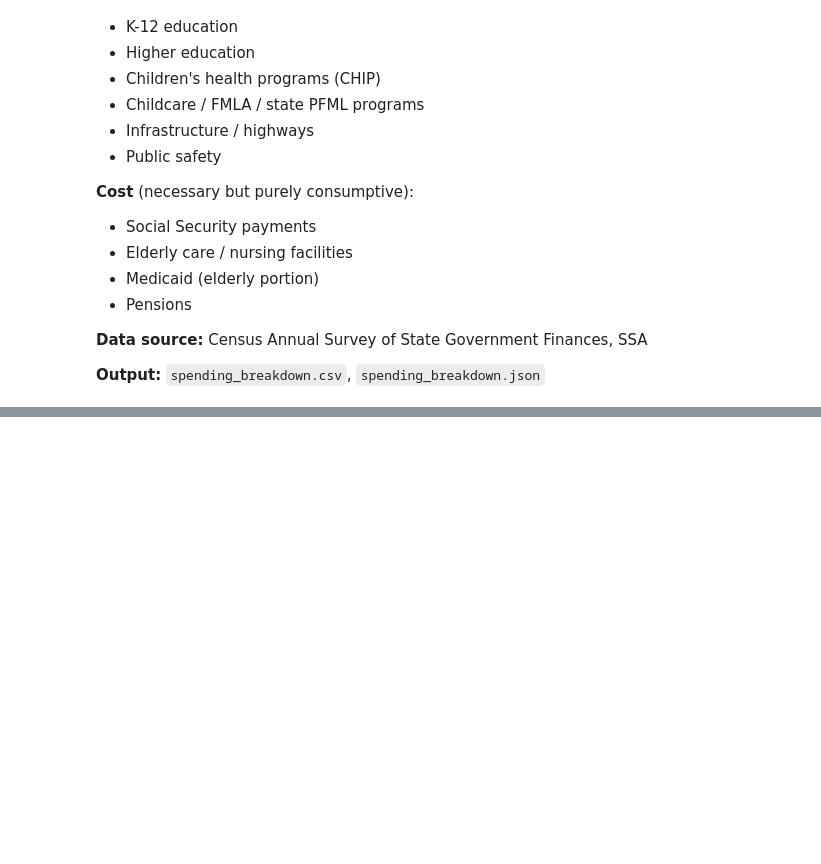
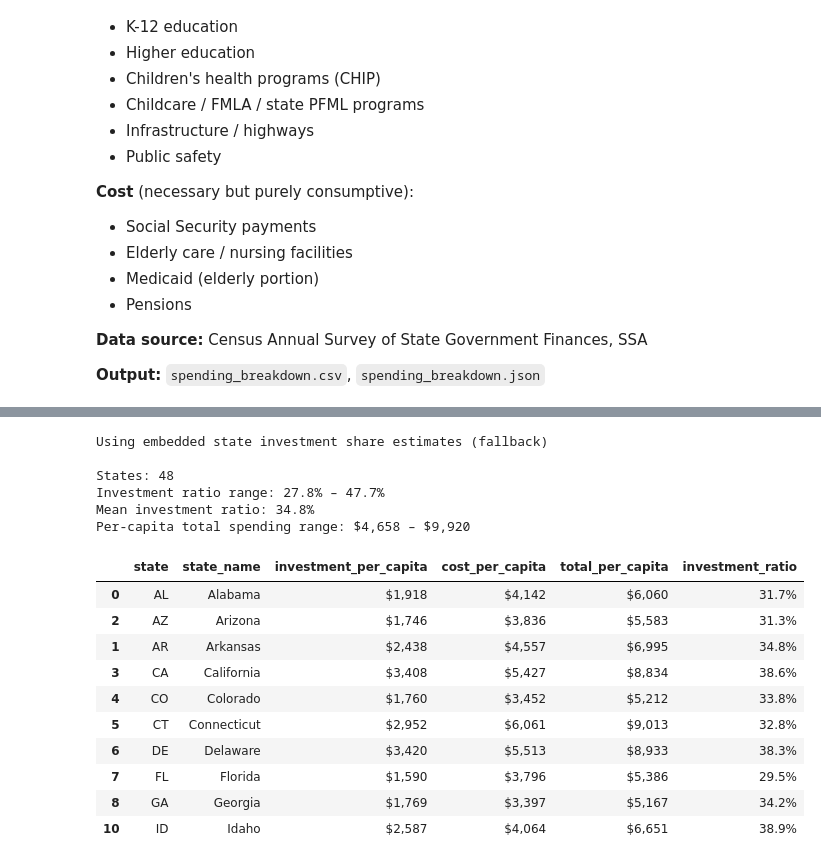
Before and after one commit to mckornfield/public-good-index, a Jupyter notebook: notebooks/02_spending_allocation.ipynb, the cells around one changed output, grey strips where cells are left out. Saved outputs shown, nothing was run; the diff lists cells and outputs as text; code cells hidden in the pictures; blank space fills up the shorter version.

```diff
--- a/notebooks/02_spending_allocation.ipynb
+++ b/notebooks/02_spending_allocation.ipynb
@@ -112,6 +137,14 @@ def classify_spending(category: str) -> str:
             return "cost"
     return "other"
 
+def fmt_thousands(x):
+    """Format value in thousands of $ to human-readable."""
+    if abs(x) >= 1e6:
+        return f"${x/1e6:,.1f}B"
+    if abs(x) >= 1e3:
+        return f"${x/1e3:,.1f}M"
+    return f"${x:,.0f}K"
+
 if finances is not None:
     finances["class"] = finances["category"].apply(classify_spending)
     print("Classification distribution:")
@@ -135,8 +168,6 @@ if finances is not None:
 else:
     # Fallback: estimate state spending using per-state investment share ratios
     # derived from Census Annual Survey of State Government Finances averages.
-    # These ratios represent each state's share of total expenditure going to
-    # education, health, highways, and public safety (investment categories).
     STATE_INVESTMENT_SHARE = {
         "AL": 0.58, "AK": 0.52, "AZ": 0.55, "AR": 0.59, "CA": 0.50,
         "CO": 0.56, "CT": 0.46, "DE": 0.54, "FL": 0.57, "GA": 0.58,
@@ -153,35 +184,68 @@ else:
     print("Using embedded state investment share estimates (fallback)")
     tax_burden = pd.read_csv(PROCESSED_DIR / "tax_burden.csv")
     spending_by_state = tax_burden[["state", "state_name", "total_state_taxes"]].copy()
     spending_by_state["inv_share"] = spending_by_state["state"].map(STATE_INVESTMENT_SHARE).fillna(0.55)
     spending_by_state["investment_spending"] = spending_by_state["total_state_taxes"] * spending_by_state["inv_share"]
     spending_by_state["cost_spending"] = spending_by_state["total_state_taxes"] * (1 - spending_by_state["inv_share"])
 
 # Add SSA payments as a cost category (convert millions to thousands to match tax data units)
 ssa_merged = ssa[["state", "total_benefits"]].copy()
-ssa_merged["social_security"] = ssa_merged["total_benefits"] * 1000  # millions → thousands
+ssa_merged["social_security"] = ssa_merged["total_benefits"] * 1000  # millions -> thousands
 spending_by_state = spending_by_state.merge(ssa_merged[["state", "social_security"]], on="state", how="left")
 spending_by_state["social_security"] = spending_by_state["social_security"].fillna(0)
 
 # Add social security to cost spending
 spending_by_state["cost_spending"] = (
     spending_by_state["cost_spending"] + spending_by_state["social_security"]
 )
 
 # Calculate totals and investment ratio
 spending_by_state["total_spending"] = (
     spending_by_state["investment_spending"] + spending_by_state["cost_spending"]
 )
 spending_by_state["investment_ratio"] = (
     spending_by_state["investment_spending"] / spending_by_state["total_spending"]
 )
 
+# Add per-capita spending (amounts are in thousands of $)
+spending_by_state = spending_by_state.merge(population[["state", "population"]], on="state", how="left")
+spending_by_state["total_per_capita"] = (spending_by_state["total_spending"] * 1000) / spending_by_state["population"]
+spending_by_state["investment_per_capita"] = (spending_by_state["investment_spending"] * 1000) / spending_by_state["population"]
+spending_by_state["cost_per_capita"] = (spending_by_state["cost_spending"] * 1000) / spending_by_state["population"]
+
 print(f"\nStates: {len(spending_by_state)}")
 print(f"Investment ratio range: {spending_by_state['investment_ratio'].min():.1%} – "
       f"{spending_by_state['investment_ratio'].max():.1%}")
 print(f"Mean investment ratio: {spending_by_state['investment_ratio'].mean():.1%}")
+print(f"Per-capita total spending range: ${spending_by_state['total_per_capita'].min():,.0f} – "
+      f"${spending_by_state['total_per_capita'].max():,.0f}")
 
-spending_by_state.sort_values("investment_ratio", ascending=False).head(10)
+# Display with readable units
+display_df = spending_by_state[["state", "state_name", "investment_per_capita",
+                                 "cost_per_capita", "total_per_capita", "investment_ratio"]].copy()
+display_df["investment_per_capita"] = display_df["investment_per_capita"].apply(lambda x: f"${x:,.0f}")
+display_df["cost_per_capita"] = display_df["cost_per_capita"].apply(lambda x: f"${x:,.0f}")
+display_df["total_per_capita"] = display_df["total_per_capita"].apply(lambda x: f"${x:,.0f}")
+display_df["investment_ratio"] = spending_by_state["investment_ratio"].apply(lambda x: f"{x:.1%}")
+display_df.sort_values("state_name").head(10)
+# %% [output]
+Using embedded state investment share estimates (fallback)
+
+States: 48
+Investment ratio range: 27.8% – 47.7%
+Mean investment ratio: 34.8%
+Per-capita total spending range: $4,658 – $9,920
+|  | state | state_name | investment_per_capita | cost_per_capita | total_per_capita | investment_ratio |
+| 0 | AL | Alabama | $1,918 | $4,142 | $6,060 | 31.7% |
+| 2 | AZ | Arizona | $1,746 | $3,836 | $5,583 | 31.3% |
+| 1 | AR | Arkansas | $2,438 | $4,557 | $6,995 | 34.8% |
+| 3 | CA | California | $3,408 | $5,427 | $8,834 | 38.6% |
+| 4 | CO | Colorado | $1,760 | $3,452 | $5,212 | 33.8% |
+| 5 | CT | Connecticut | $2,952 | $6,061 | $9,013 | 32.8% |
+| 6 | DE | Delaware | $3,420 | $5,513 | $8,933 | 38.3% |
+| 7 | FL | Florida | $1,590 | $3,796 | $5,386 | 29.5% |
+| 8 | GA | Georgia | $1,769 | $3,397 | $5,167 | 34.2% |
+| 10 | ID | Idaho | $2,587 | $4,064 | $6,651 | 38.9% |
 # %%
 # Export to CSV and JSON
 export_cols = [
```
Also changed, not shown: parts of 8 cells of this notebook, 15 other files.
